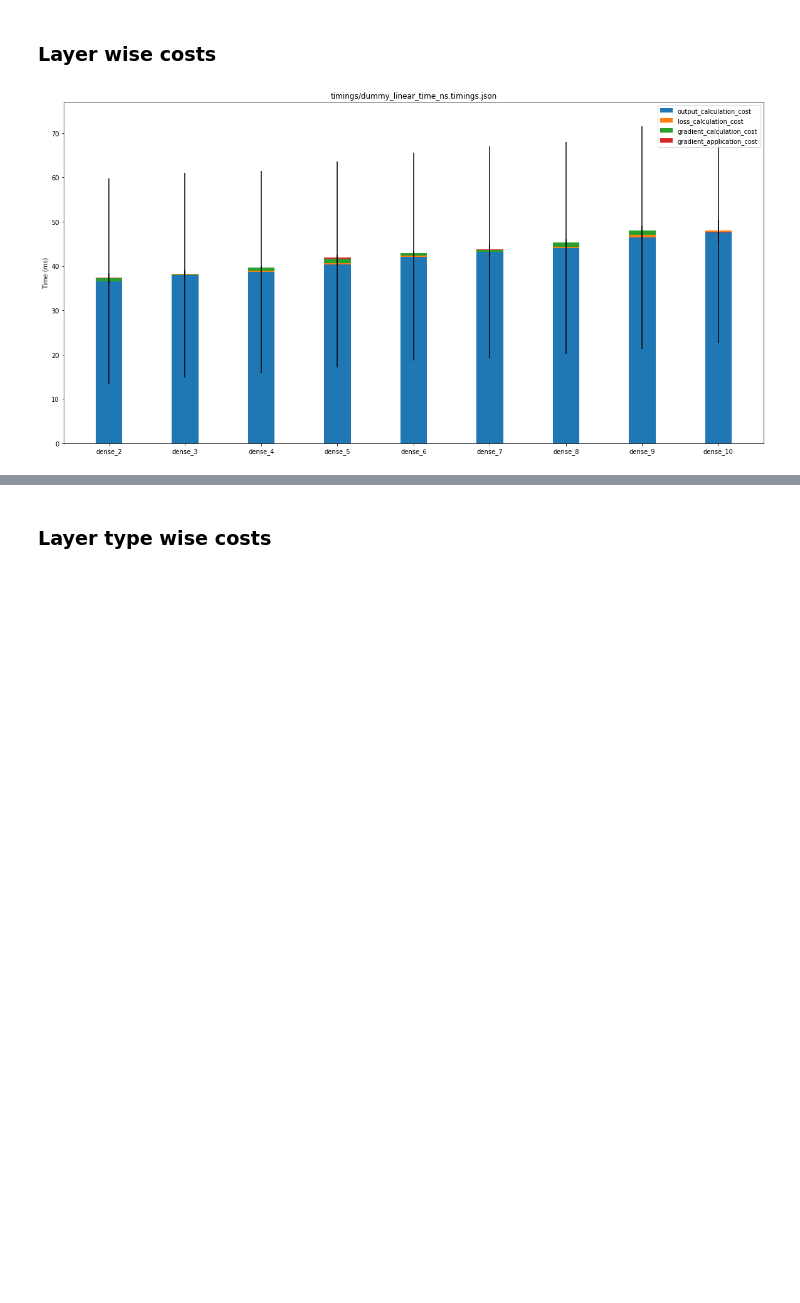
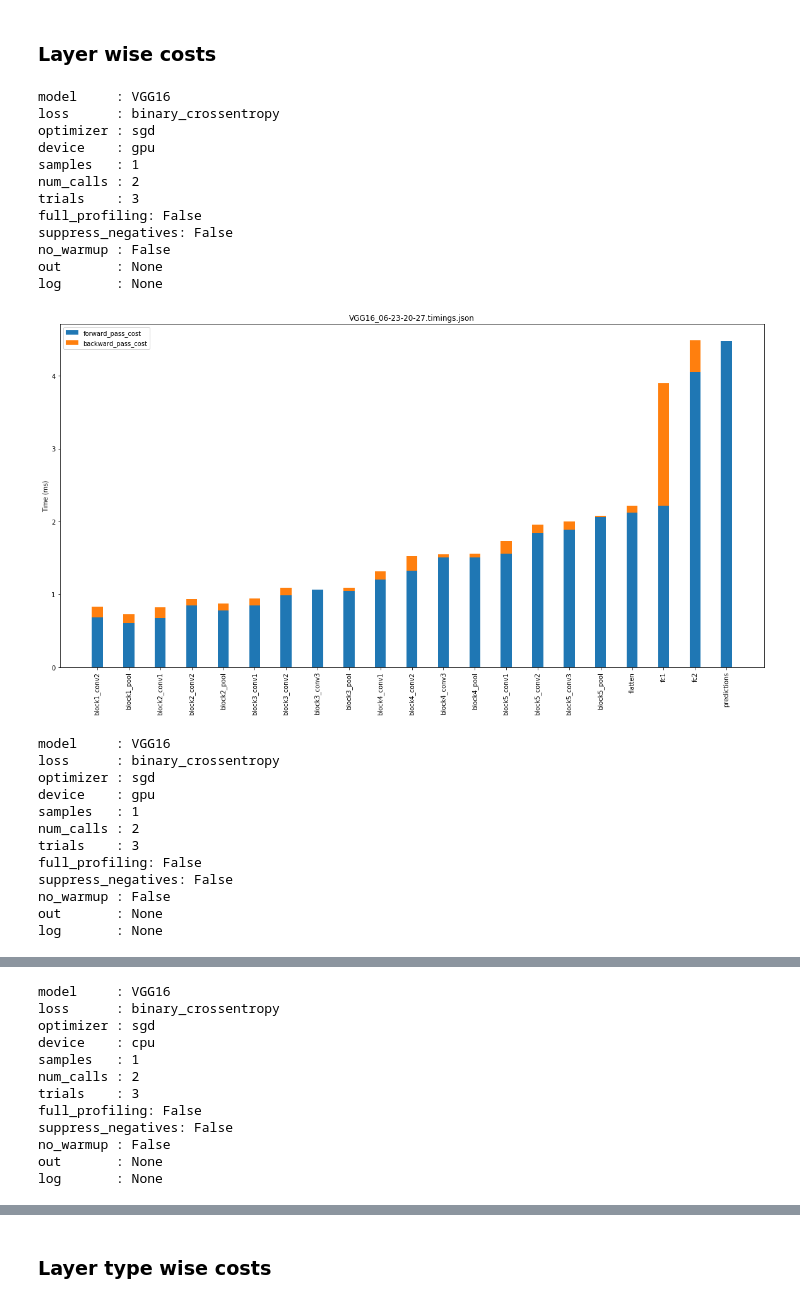
Before and after one commit to ChenYuHo/schedule-simulator, a Jupyter notebook: model_extraction/timing_profile_visualization.ipynb, the cells around one changed output, grey strips where cells are left out. Cells and saved outputs as stored; diff of their text form; code cells hidden in the pictures; blank space fills up the shorter version.

```diff
--- a/model_extraction/timing_profile_visualization.ipynb
+++ b/model_extraction/timing_profile_visualization.ipynb
@@ -5,7 +5,7 @@ In this notebook we will visualize different costs associated with different pop
 import matplotlib.pyplot as plt
 import numpy as np
 import json
-report_paths = ["timings/dummy_linear_time_ns.timings.json", "timings/dummy_linear_thread_time_ns.timings.json"]
+report_paths = ["VGG16_06-23-20-27.timings.json","VGG16_06-23-20-34.timings.json", "VGG16_06-23-20-42.timings.json"]
 reports = list()
 for path in report_paths:
     with open(path) as file:
@@ -15,37 +15,63 @@ for path in report_paths:
 # %%
 skip_first_layer = True # First layer is usually an outlier
 for i, report in enumerate(reports):
+    for item in report["args"].items():
+        print("{:10}: {}".format(*item))
     timings = report["timings"]
     N = len(timings) - (1 if skip_first_layer else 0)
     normalizing_factor = report["args"]["samples"] * 10**6 # Milliseconds instead of nano seconds
     means = dict()
     stds = dict()
     xticks = list()
     for layer_name in list(timings.keys())[(1 if skip_first_layer else 0):]:
         for cost_name in timings[layer_name].keys():
             if not cost_name.endswith("cost"):
                 continue
             if cost_name not in means.keys():
                 means[cost_name] = list()
             if cost_name not in stds.keys():
                 stds[cost_name] = list()
-            data = np.array(timings[layer_name][cost_name]) / normalizing_factor
+            data = np.array(timings[layer_name][cost_name]) / 10 **9
             means[cost_name].append(np.mean(data))
             stds[cost_name].append(np.std(data))
         xticks.append(layer_name)
 
     plt.figure(figsize=(20,10))
     ind = np.arange(N)    # the x locations for the groups
     width = 0.35       # the width of the bars: can also be len(x) sequence
     accumulated_means = np.zeros(shape=N)
     for cost in means.keys():
         p = plt.bar(ind, means[cost], width, yerr=stds[cost], bottom=accumulated_means, label=cost)
         accumulated_means += means[cost]
 
     plt.ylabel('Time (ms)')
     plt.title(report_paths[i])
-    plt.xticks(ind, xticks)
+    plt.xticks(ind, xticks, rotation="vertical")
     plt.legend()
     plt.show()
 # %% [output]
+model     : VGG16
+loss      : binary_crossentropy
+optimizer : sgd
+device    : gpu
+samples   : 1
+num_calls : 2
+trials    : 3
+full_profiling: False
+suppress_negatives: False
+no_warmup : False
+out       : None
+log       : None
-[figure, old version]
+[figure, new version]
+model     : VGG16
+loss      : binary_crossentropy
+optimizer : sgd
+device    : gpu
+samples   : 1
+num_calls : 2
+trials    : 3
+full_profiling: False
+suppress_negatives: False
+no_warmup : False
+out       : None
+log       : None
@@ -52,0 +79,12 @@ for i, report in enumerate(reports):
+model     : VGG16
+loss      : binary_crossentropy
+optimizer : sgd
+device    : cpu
+samples   : 1
+num_calls : 2
+trials    : 3
+full_profiling: False
+suppress_negatives: False
+no_warmup : False
+out       : None
+log       : None
```
Also changed, not shown: parts of 1 cell of this notebook, 1 other file.
